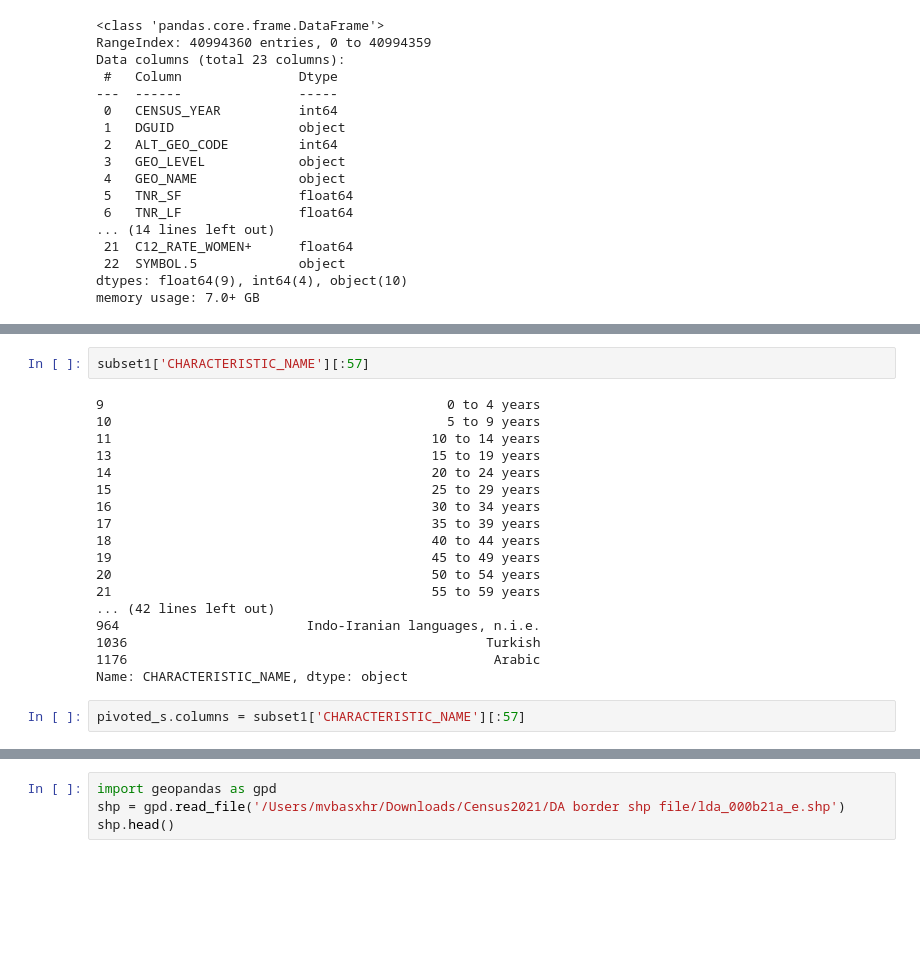
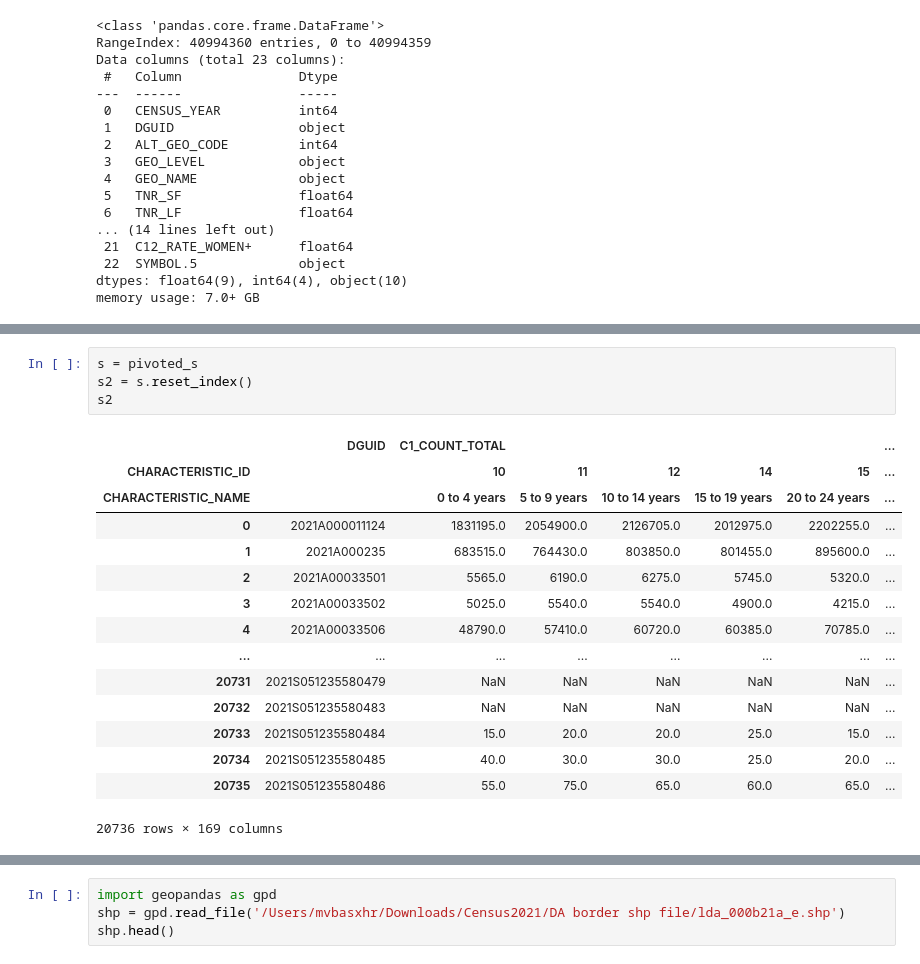
Before and after one commit to MubassirAhmed/ExploringCensusData, a Jupyter notebook: exploringCensusDataTables.ipynb, the cells around one changed output, grey strips where cells are left out. Saved outputs shown, nothing was run; the diff lists cells and outputs as text; blank space fills up the shorter version.

```diff
--- a/exploringCensusDataTables.ipynb
+++ b/exploringCensusDataTables.ipynb
@@ -226,22 +350,20 @@ pivoted_s
-# %%
-subset1['CHARACTERISTIC_NAME'][:57]
-# %% [output]
-9                                            0 to 4 years
-10                                           5 to 9 years
-11                                         10 to 14 years
-13                                         15 to 19 years
-14                                         20 to 24 years
-15                                         25 to 29 years
-16                                         30 to 34 years
-17                                         35 to 39 years
-18                                         40 to 44 years
-19                                         45 to 49 years
-20                                         50 to 54 years
-21                                         55 to 59 years
-... (42 lines left out)
-964                        Indo-Iranian languages, n.i.e.
-1036                                              Turkish
-1176                                               Arabic
-Name: CHARACTERISTIC_NAME, dtype: object
-# %%
-pivoted_s.columns = subset1['CHARACTERISTIC_NAME'][:57]
+# %%
+s = pivoted_s
+s2 = s.reset_index()
+s2
+# %% [output]
+|  | DGUID | C1_COUNT_TOTAL |  |  |  |  | ... |
+| CHARACTERISTIC_ID |  | 10 | 11 | 12 | 14 | 15 | ... |
+| CHARACTERISTIC_NAME |  | 0 to 4 years | 5 to 9 years | 10 to 14 years | 15 to 19 years | 20 to 24 years | ... |
+| 0 | 2021A000011124 | 1831195.0 | 2054900.0 | 2126705.0 | 2012975.0 | 2202255.0 | ... |
+| 1 | 2021A000235 | 683515.0 | 764430.0 | 803850.0 | 801455.0 | 895600.0 | ... |
+| 2 | 2021A00033501 | 5565.0 | 6190.0 | 6275.0 | 5745.0 | 5320.0 | ... |
+| 3 | 2021A00033502 | 5025.0 | 5540.0 | 5540.0 | 4900.0 | 4215.0 | ... |
+| 4 | 2021A00033506 | 48790.0 | 57410.0 | 60720.0 | 60385.0 | 70785.0 | ... |
+| ... | ... | ... | ... | ... | ... | ... | ... |
+| 20731 | 2021S051235580479 | NaN | NaN | NaN | NaN | NaN | ... |
+| 20732 | 2021S051235580483 | NaN | NaN | NaN | NaN | NaN | ... |
+| 20733 | 2021S051235580484 | 15.0 | 20.0 | 20.0 | 25.0 | 15.0 | ... |
+| 20734 | 2021S051235580485 | 40.0 | 30.0 | 30.0 | 25.0 | 20.0 | ... |
+| 20735 | 2021S051235580486 | 55.0 | 75.0 | 65.0 | 60.0 | 65.0 | ... |
+20736 rows × 169 columns
```
Also changed, not shown: parts of 79 cells of this notebook.
